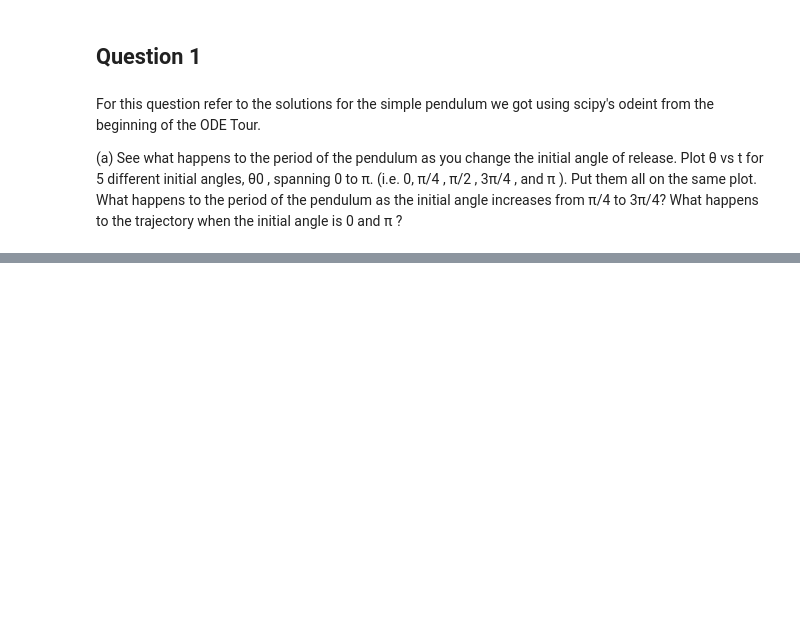
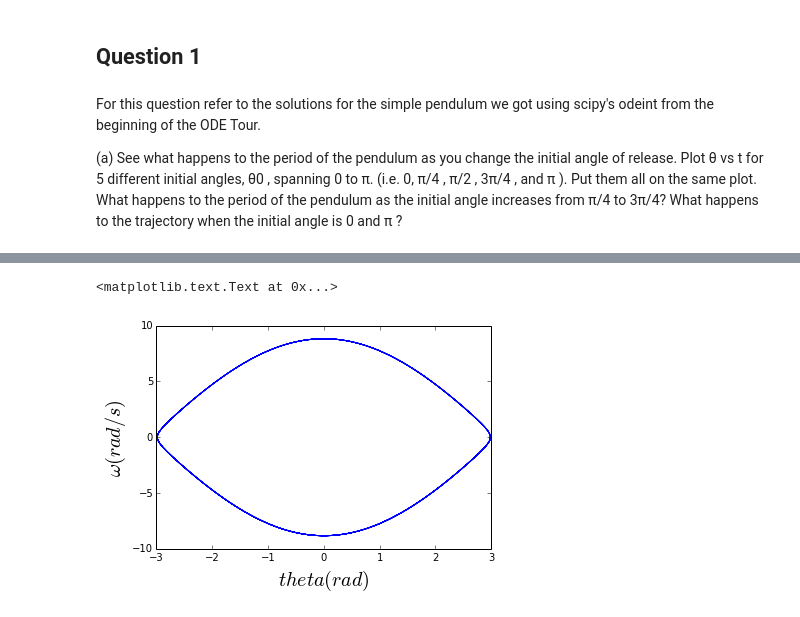
Before and after one commit to sfunkhou/PHYS202-S14, a Jupyter notebook: SciPy/ODEExercises.ipynb, the cells around one changed output, grey strips where cells are left out. Cells and saved outputs as stored; diff of their text form; code cells hidden in the pictures; blank space fills up the shorter version.

```diff
--- a/SciPy/ODEExercises.ipynb
+++ b/SciPy/ODEExercises.ipynb
@@ -42,0 +65,7 @@ WARNING: pylab import has clobbered these variables: ['interactive']
+# %%
+plt.plot(theta[:,0],theta[:,1])
+plt.xlabel(r'$theta (rad)$',fontsize=20)
+plt.ylabel(r'$\omega (rad/s)$',fontsize=20)
+# %% [output]
+<matplotlib.text.Text at 0x...>
+[figure, added]
```
Also changed, not shown: parts of 22 cells of this notebook.
